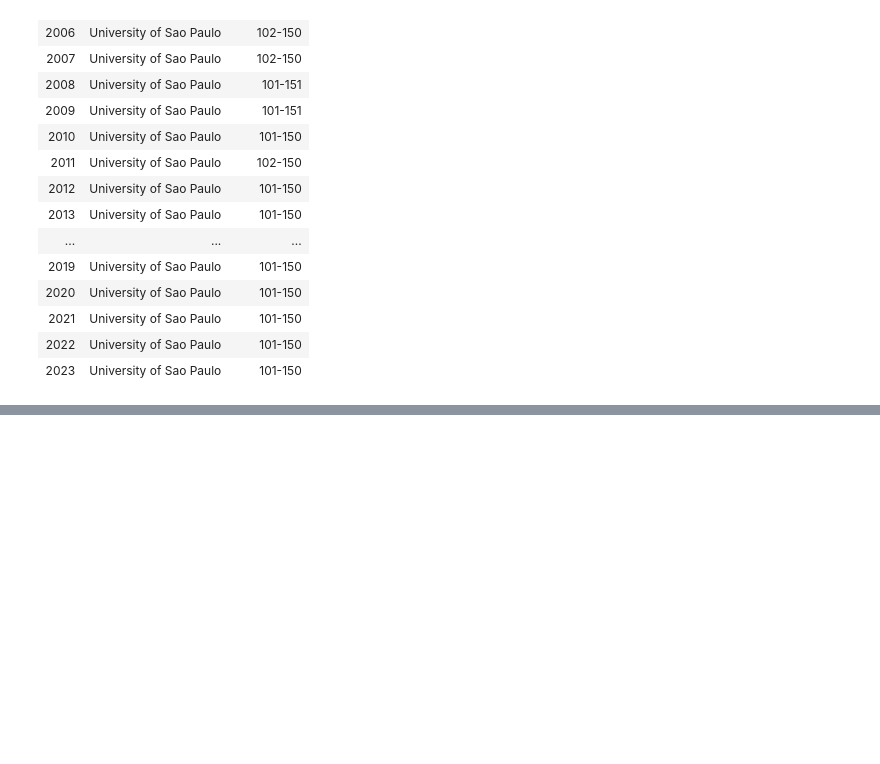
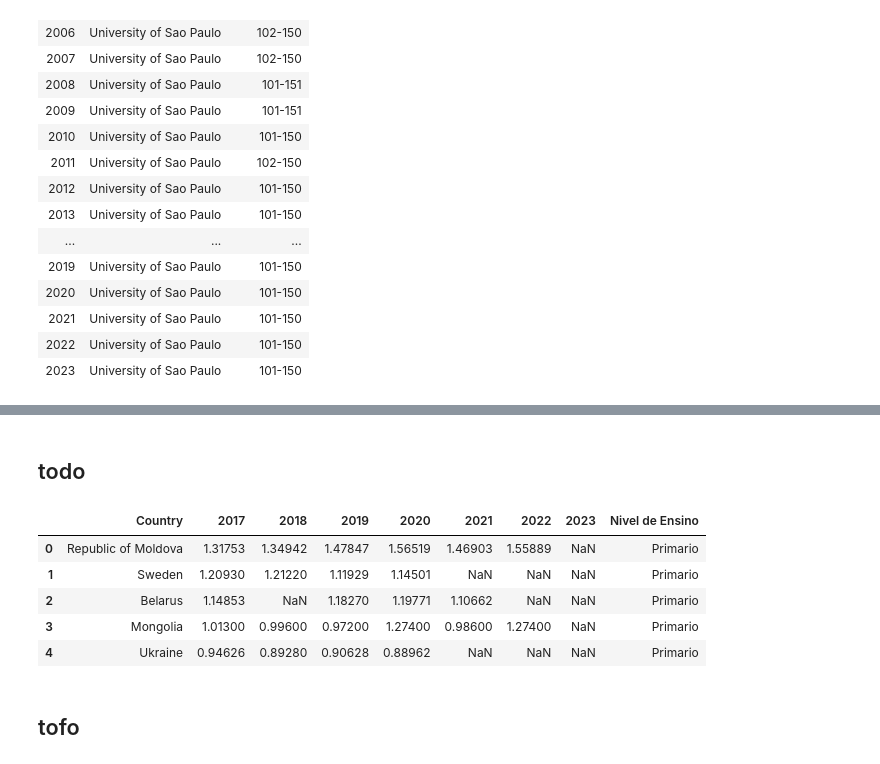
Before and after one commit to RodolfoPCruz/education_analysis, a Jupyter notebook: Comparativo/Comparativo.ipynb, the cells around one changed output, grey strips where cells are left out. Saved outputs shown, nothing was run; the diff lists cells and outputs as text; code cells hidden in the pictures; blank space fills up the shorter version.

```diff
--- a/Comparativo/Comparativo.ipynb
+++ b/Comparativo/Comparativo.ipynb
@@ -950,0 +1117,13 @@ top_Shanghai_Brazil
+# %% [markdown]
+## todo
+# %%
+investimento_porcentagem_PIB.head()
+# %% [output]
+|  | Country | 2017 | 2018 | 2019 | 2020 | 2021 | 2022 | 2023 | Nivel de Ensino |
+| 0 | Republic of Moldova | 1.31753 | 1.34942 | 1.47847 | 1.56519 | 1.46903 | 1.55889 | NaN | Primario |
+| 1 | Sweden | 1.20930 | 1.21220 | 1.11929 | 1.14501 | NaN | NaN | NaN | Primario |
+| 2 | Belarus | 1.14853 | NaN | 1.18270 | 1.19771 | 1.10662 | NaN | NaN | Primario |
+| 3 | Mongolia | 1.01300 | 0.99600 | 0.97200 | 1.27400 | 0.98600 | 1.27400 | NaN | Primario |
+| 4 | Ukraine | 0.94626 | 0.89280 | 0.90628 | 0.88962 | NaN | NaN | NaN | Primario |
+# %% [markdown]
+## tofo
```
Also changed, not shown: parts of 24 cells of this notebook.
